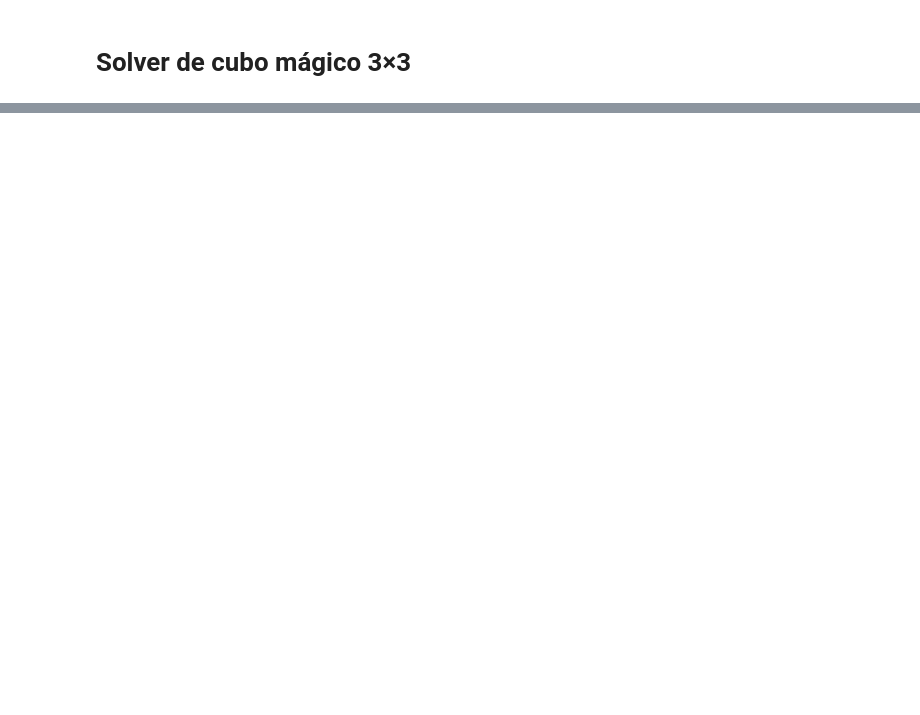
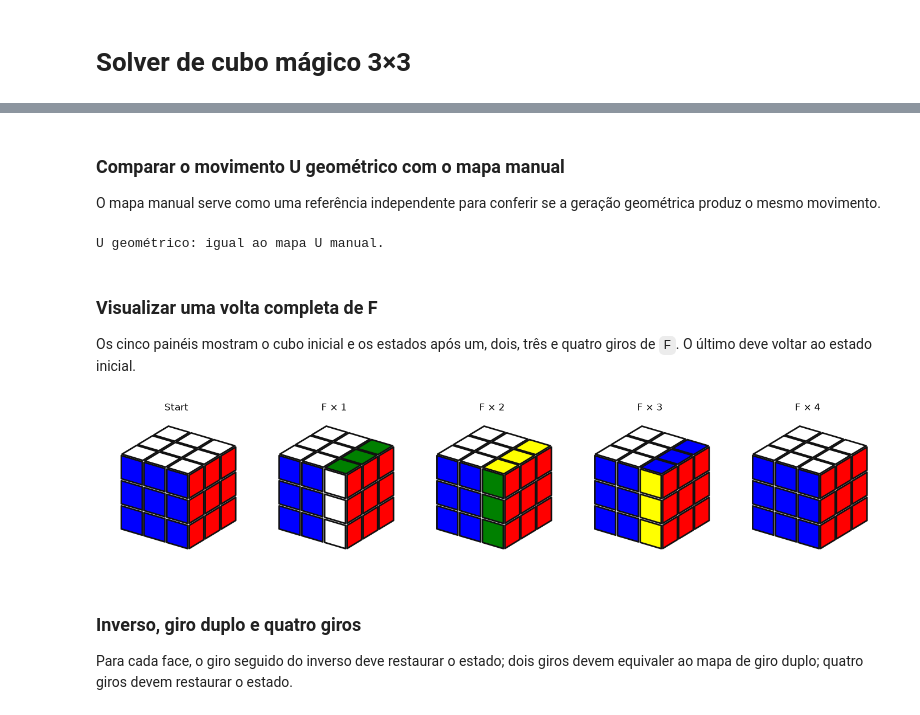
Before and after one commit to MatheusBorgesBS/Rubiks-Cube-Learning, a Jupyter notebook: rubikscube.ipynb, the cells around one changed output, grey strips where cells are left out. Drawn from its saved outputs; the diff is of its cells as text; code cells hidden in the pictures; blank space fills up the shorter version.

Commit message:
finishing the cube part, and now we start the heuristic part

```diff
--- a/rubikscube.ipynb
+++ b/rubikscube.ipynb
@@ -302,0 +29,8 @@ True
+# %%
+cores_por_face = ['W', 'G', 'R', 'B', 'O', 'Y']
+cubo_resolvido = np.repeat(cores_por_face, 9)
+ids = np.arange(54)
+
+print_cubo(cubo_resolvido)
+print('--------------------------------------')
+print_cubo(ids)
@@ -302,0 +81,52 @@ True
+# %% [markdown]
+### Comparar o movimento U geométrico com o mapa manual
+
+O mapa manual serve como uma referência independente para conferir se a geração geométrica produz o mesmo movimento.
+# %%
+movimento_U = np.arange(54)
+
+# Adesivos das arestas que passam ao redor da face U.
+movimento_U[9:12] = [18, 19, 20]
+movimento_U[18:21] = [27, 28, 29]
+movimento_U[27:30] = [36, 37, 38]
+movimento_U[36:39] = [9, 10, 11]
+
+# Giro horário da própria face U, vista de fora.
+movimento_U[0:9] = [6, 3, 0, 7, 4, 1, 8, 5, 2]
+
+mapa_U_geometrico = gerar_mapa_movimento("U")
+
+if np.array_equal(mapa_U_geometrico, movimento_U):
+    print("U geométrico: igual ao mapa U manual.")
+else:
+    print("U geométrico: diferente do mapa U manual.")
+# %% [output]
+U geométrico: igual ao mapa U manual.
+# %% [markdown]
+### Visualizar uma volta completa de F
+
+Os cinco painéis mostram o cubo inicial e os estados após um, dois, três e quatro giros de `F`. O último deve voltar ao estado inicial.
+# %%
+fig, axs = plt.subplots(
+    1, 5,
+    figsize=(14, 3),
+    subplot_kw={"projection": "3d"},
+)
+
+estado = cubo_resolvido.copy()
+plotar_cubo(estado, ax=axs[0])
+axs[0].set_title("Start")
+
+for numero_giros in range(1, 5):
+    estado = girar_cubo(estado, mapas_movimentos["F"])
+    plotar_cubo(estado, ax=axs[numero_giros])
+    axs[numero_giros].set_title(f"F × {numero_giros}")
+
+plt.tight_layout()
+plt.show()
+# %% [output]
+[figure, added]
+# %% [markdown]
+### Inverso, giro duplo e quatro giros
+
+Para cada face, o giro seguido do inverso deve restaurar o estado; dois giros devem equivaler ao mapa de giro duplo; quatro giros devem restaurar o estado.
```
Also changed, not shown: parts of 31 cells of this notebook, 2 other files.
